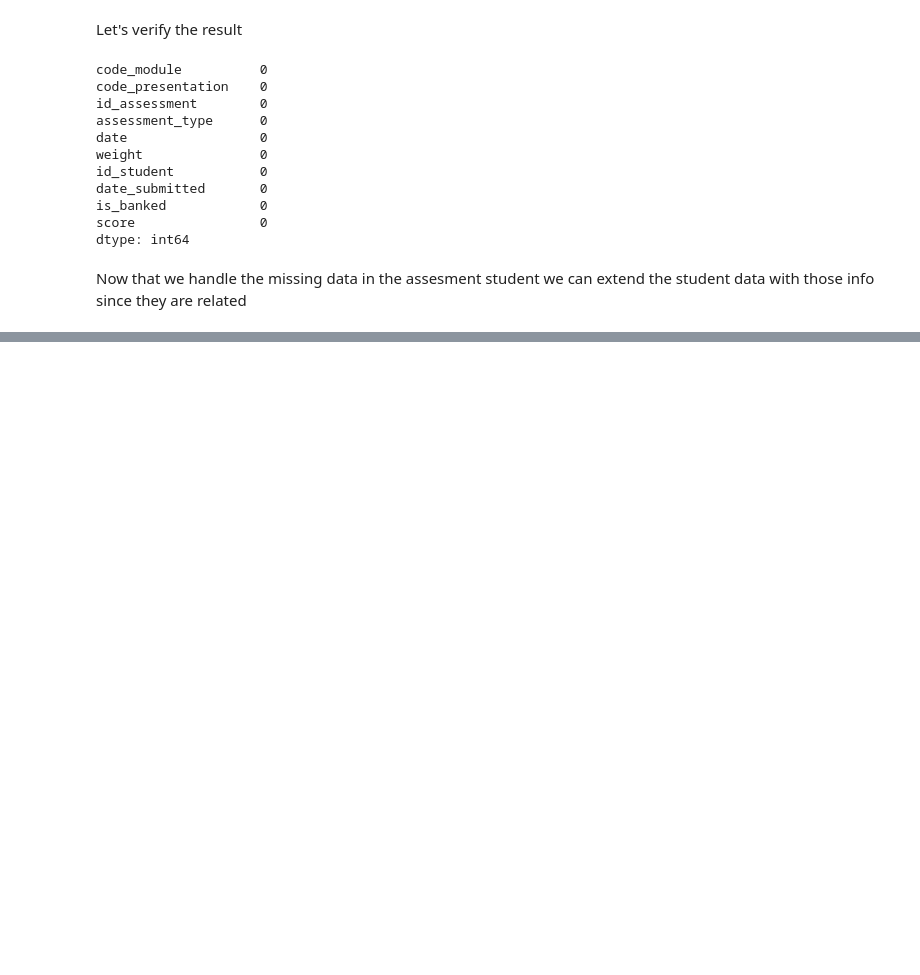
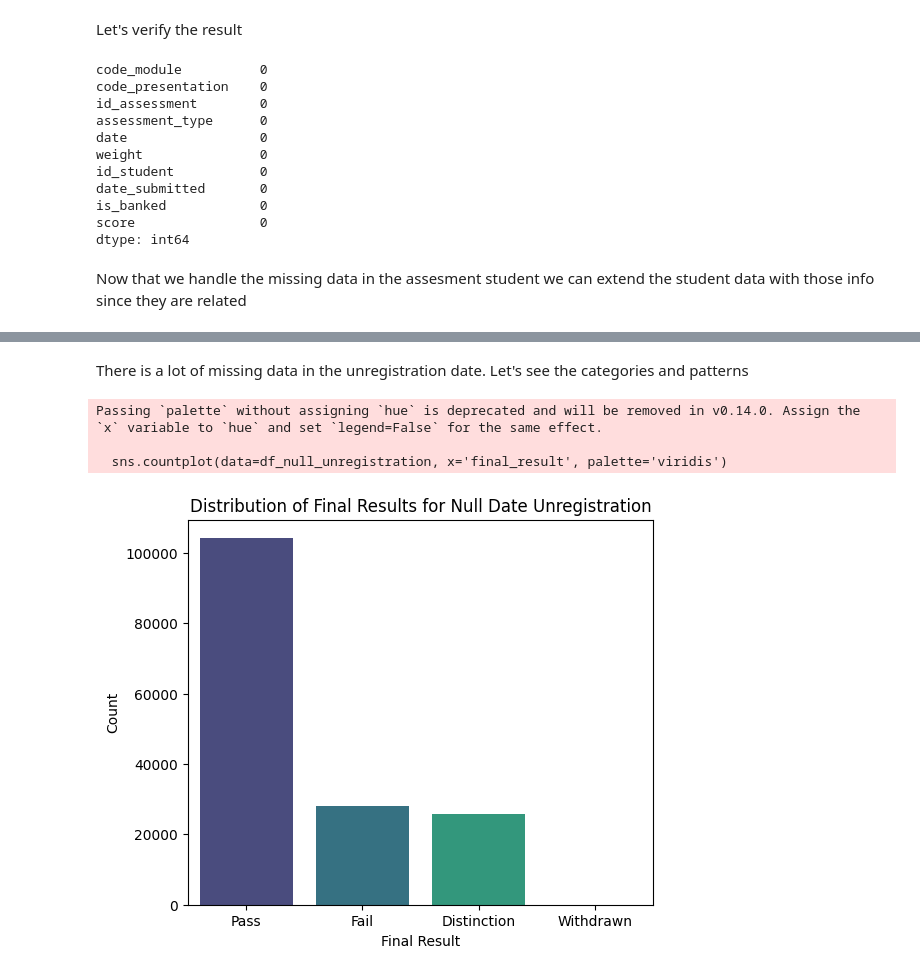
Before and after one commit to Katia-LOUNAS/oulad-network-exploration, a Jupyter notebook: notebooks/data_preparation.ipynb, the cells around one changed output, grey strips where cells are left out. Drawn from its saved outputs; the diff is of its cells as text; code cells hidden in the pictures; blank space fills up the shorter version.

Commit message:
Data preparation: handling missing value part 02

```diff
--- a/notebooks/data_preparation.ipynb
+++ b/notebooks/data_preparation.ipynb
@@ -153 +153,21 @@ module_presentation_length_y         0
 dtype: int64
+# %% [markdown]
+There is a lot of missing data in the unregistration date. Let's see the categories and patterns
+# %%
+df = student_data_final.copy()
+# %%
+df_null_unregistration = df[df['date_unregistration'].isnull()]
+
+plt.figure(figsize=(6, 5))
+sns.countplot(data=df_null_unregistration, x='final_result', palette='viridis')
+
+plt.title('Distribution of Final Results for Null Date Unregistration')
+plt.xlabel('Final Result')
+plt.ylabel('Count')
+
+plt.show()
+# %% [output]
+Passing `palette` without assigning `hue` is deprecated and will be removed in v0.14.0. Assign the `x` variable to `hue` and set `legend=False` for the same effect.
+
+  sns.countplot(data=df_null_unregistration, x='final_result', palette='viridis')
+[figure, added]
```
Also changed, not shown: parts of 16 cells of this notebook, 1 other file.
